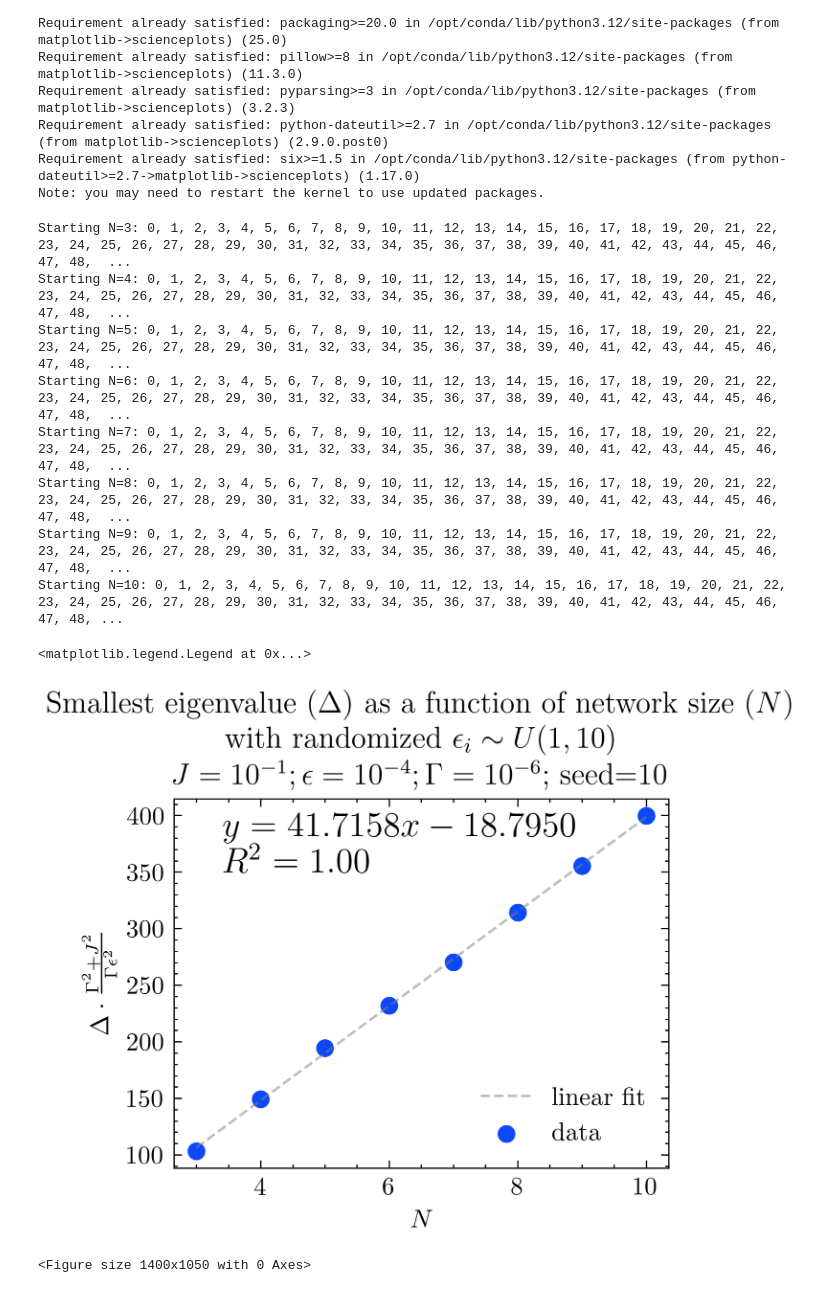
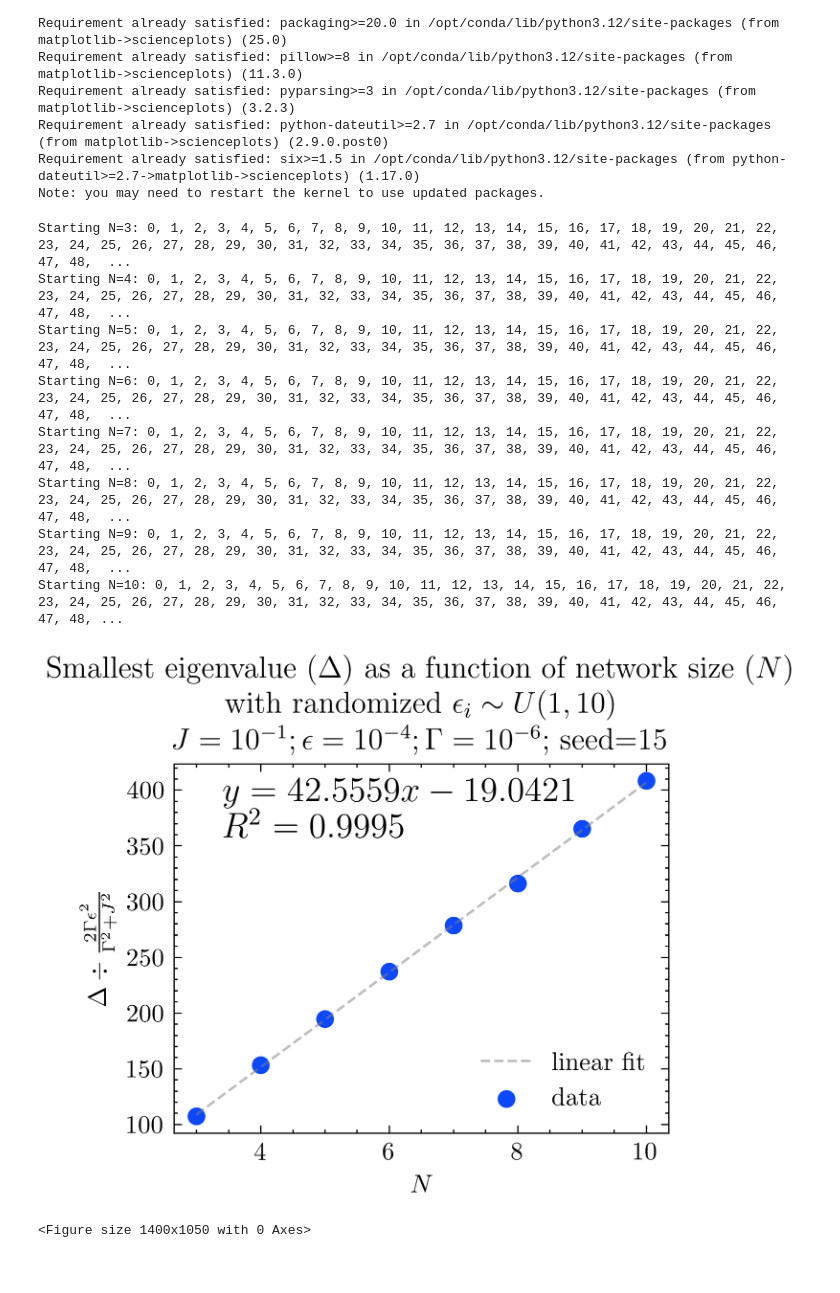
Before and after one commit to kiwipretzel/nserc-2026, a Jupyter notebook: [3.8] [N scaling with randomness]/august 11/n scaling.ipynb, the cells around one changed output. Drawn from its saved outputs; the diff is of its cells as text; code cells hidden in the pictures.

```diff
--- a/[3.8] [N scaling with randomness]/august 11/n scaling.ipynb
+++ b/[3.8] [N scaling with randomness]/august 11/n scaling.ipynb
@@ -97,7 +97,7 @@ def gaps_of_liousvillian(iterations=3, N=3, num_dimers=1, J_val=0.1, gamma_val=1
 J_val = 0.1
 epsilon_val = 1e-4
 gamma_val = 1e-6
-seed = 10
+seed = 15
 num_dimers = 1
 high = 10
 low = 1
@@ -119,40 +119,44 @@ gaps = np.asarray([ gaps_of_liousvillian(iterations=iterations_per_N,
                                 )
          for i in range(N_start, N_stop+1) ]
 )
 
 Ns = np.arange(N_start, N_stop+1)
 
 
 
 # PLOTTING
+x = Ns
+y = np.mean(gaps, axis=1) / (2 * gamma_val * epsilon_val**2 / (gamma_val**2 + J_val**2) )
 
 # linear regression of the form: y=mx+b
-m, b, r_value, p_value, std_err = scipy.stats.linregress(   Ns, np.mean(gaps, axis=1) / (2 * gamma_val * epsilon_val**2 / (gamma_val**2 + J_val**2))   )
-plt.plot(Ns,m*Ns+b, color="gray", linestyle="--", alpha=0.5, label="linear fit")
-plt.annotate(fr"$y={np.real(m):.4f}x{"+" if np.real(b)>0 else "-"}{np.abs(b):.4f}$"+ "\n" + fr"$R^2 = {np.real(r_value)**2:.2f}$",
+m, b, r_value, p_value, std_err = scipy.stats.linregress(x, y)
+plt.plot(x,m*x+b, color="gray", linestyle="--", alpha=0.5, label="linear fit")
+plt.annotate(fr"$y={np.real(m):.4f}x{"+" if np.real(b)>0 else "-"}{np.abs(b):.4f}$"+ "\n" + fr"$R^2 = {np.real(r_value)**2:.4f}$",
                      (0.1,0.8),
                      xycoords="axes fraction",
                      fontsize="14",
                      ha="left"
                     )
 # data
-plt.scatter(Ns, np.mean(gaps, axis=1) / (2 * gamma_val * epsilon_val**2 / (gamma_val**2 + J_val**2)), label="data")
+plt.scatter(x, y, label="data")
 
 plt.xlabel(r"$N$")
-plt.ylabel(r"$ \Delta \cdot \frac{ \Gamma^2 + J^2 }{\Gamma \epsilon^2}$")
+plt.ylabel(r"$ \Delta \div \frac{ 2 \Gamma \epsilon^2 }{\Gamma^2 + J^2}$")
 plt.title(r"Smallest eigenvalue ($\Delta$) as a function of network size ($N$) " + "\n" + rf" with randomized $\epsilon_i \sim U({{{low}}}, {{{high}}})$" + "\n" + rf"$J=10^{{{int(np.log10(J_val))}}}; \epsilon=10^{{{int(np.log10(epsilon_val))}}}; \Gamma=10^{{{int(np.log10(gamma_val))}}}$; seed={{{seed}}}")
 plt.legend()
+
+plt.savefig(f"J={J_val}; epsilon={epsilon_val}; gamma={gamma_val}; seed={seed}; iterations={iterations}; num_dimers={num_dimers}.svg")
+plt.savefig(f"J={J_val}; epsilon={epsilon_val}; gamma={gamma_val}; seed={seed}; iterations={iterations}; num_dimers={num_dimers}.pdf")
 # %% [output]
 Starting N=3: 0, 1, 2, 3, 4, 5, 6, 7, 8, 9, 10, 11, 12, 13, 14, 15, 16, 17, 18, 19, 20, 21, 22, 23, 24, 25, 26, 27, 28, 29, 30, 31, 32, 33, 34, 35, 36, 37, 38, 39, 40, 41, 42, 43, 44, 45, 46, 47, 48,  ...
 Starting N=4: 0, 1, 2, 3, 4, 5, 6, 7, 8, 9, 10, 11, 12, 13, 14, 15, 16, 17, 18, 19, 20, 21, 22, 23, 24, 25, 26, 27, 28, 29, 30, 31, 32, 33, 34, 35, 36, 37, 38, 39, 40, 41, 42, 43, 44, 45, 46, 47, 48,  ...
 Starting N=5: 0, 1, 2, 3, 4, 5, 6, 7, 8, 9, 10, 11, 12, 13, 14, 15, 16, 17, 18, 19, 20, 21, 22, 23, 24, 25, 26, 27, 28, 29, 30, 31, 32, 33, 34, 35, 36, 37, 38, 39, 40, 41, 42, 43, 44, 45, 46, 47, 48,  ...
 Starting N=6: 0, 1, 2, 3, 4, 5, 6, 7, 8, 9, 10, 11, 12, 13, 14, 15, 16, 17, 18, 19, 20, 21, 22, 23, 24, 25, 26, 27, 28, 29, 30, 31, 32, 33, 34, 35, 36, 37, 38, 39, 40, 41, 42, 43, 44, 45, 46, 47, 48,  ...
 Starting N=7: 0, 1, 2, 3, 4, 5, 6, 7, 8, 9, 10, 11, 12, 13, 14, 15, 16, 17, 18, 19, 20, 21, 22, 23, 24, 25, 26, 27, 28, 29, 30, 31, 32, 33, 34, 35, 36, 37, 38, 39, 40, 41, 42, 43, 44, 45, 46, 47, 48,  ...
 Starting N=8: 0, 1, 2, 3, 4, 5, 6, 7, 8, 9, 10, 11, 12, 13, 14, 15, 16, 17, 18, 19, 20, 21, 22, 23, 24, 25, 26, 27, 28, 29, 30, 31, 32, 33, 34, 35, 36, 37, 38, 39, 40, 41, 42, 43, 44, 45, 46, 47, 48,  ...
 Starting N=9: 0, 1, 2, 3, 4, 5, 6, 7, 8, 9, 10, 11, 12, 13, 14, 15, 16, 17, 18, 19, 20, 21, 22, 23, 24, 25, 26, 27, 28, 29, 30, 31, 32, 33, 34, 35, 36, 37, 38, 39, 40, 41, 42, 43, 44, 45, 46, 47, 48,  ...
 Starting N=10: 0, 1, 2, 3, 4, 5, 6, 7, 8, 9, 10, 11, 12, 13, 14, 15, 16, 17, 18, 19, 20, 21, 22, 23, 24, 25, 26, 27, 28, 29, 30, 31, 32, 33, 34, 35, 36, 37, 38, 39, 40, 41, 42, 43, 44, 45, 46, 47, 48, ...
-<matplotlib.legend.Legend at 0x...>
-[figure, old version]
+[figure, new version]
 # %%
 plt.savefig("plot")
 # %% [output]
```
Also changed, not shown: parts of 1 cell of this notebook, 1 other file.
